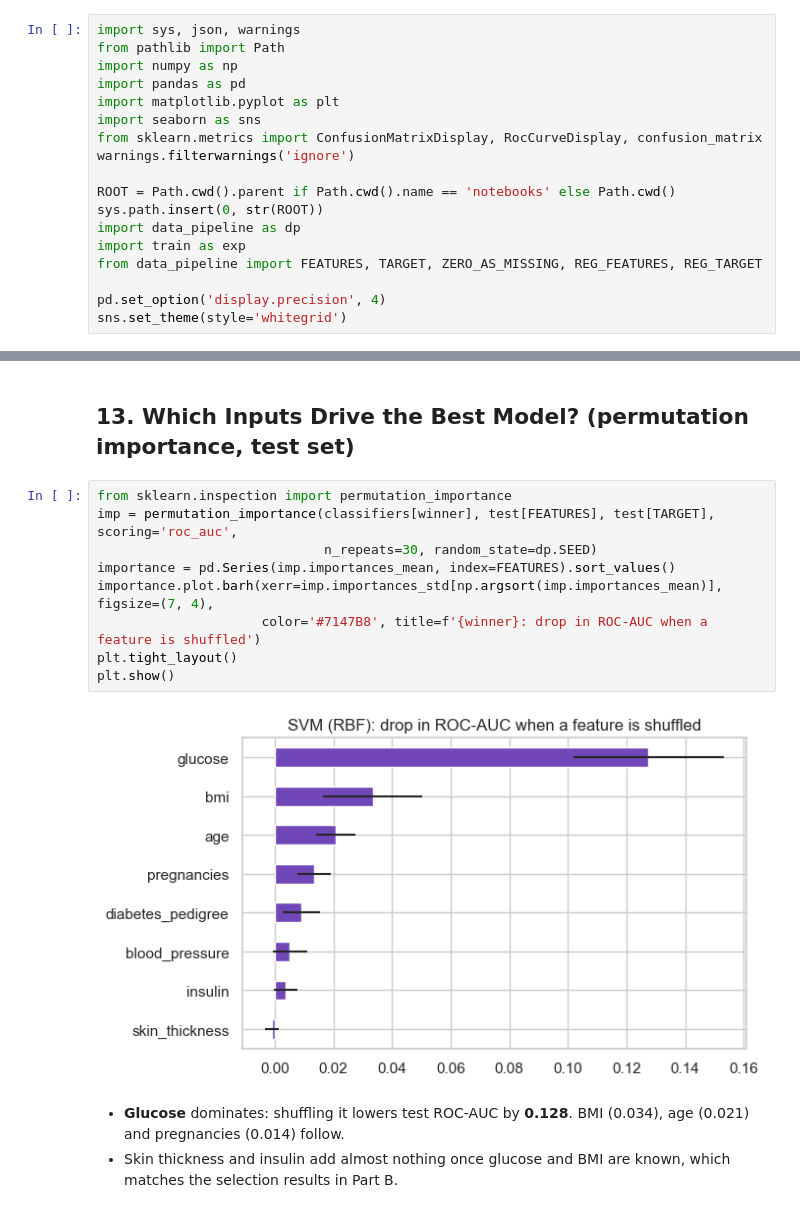
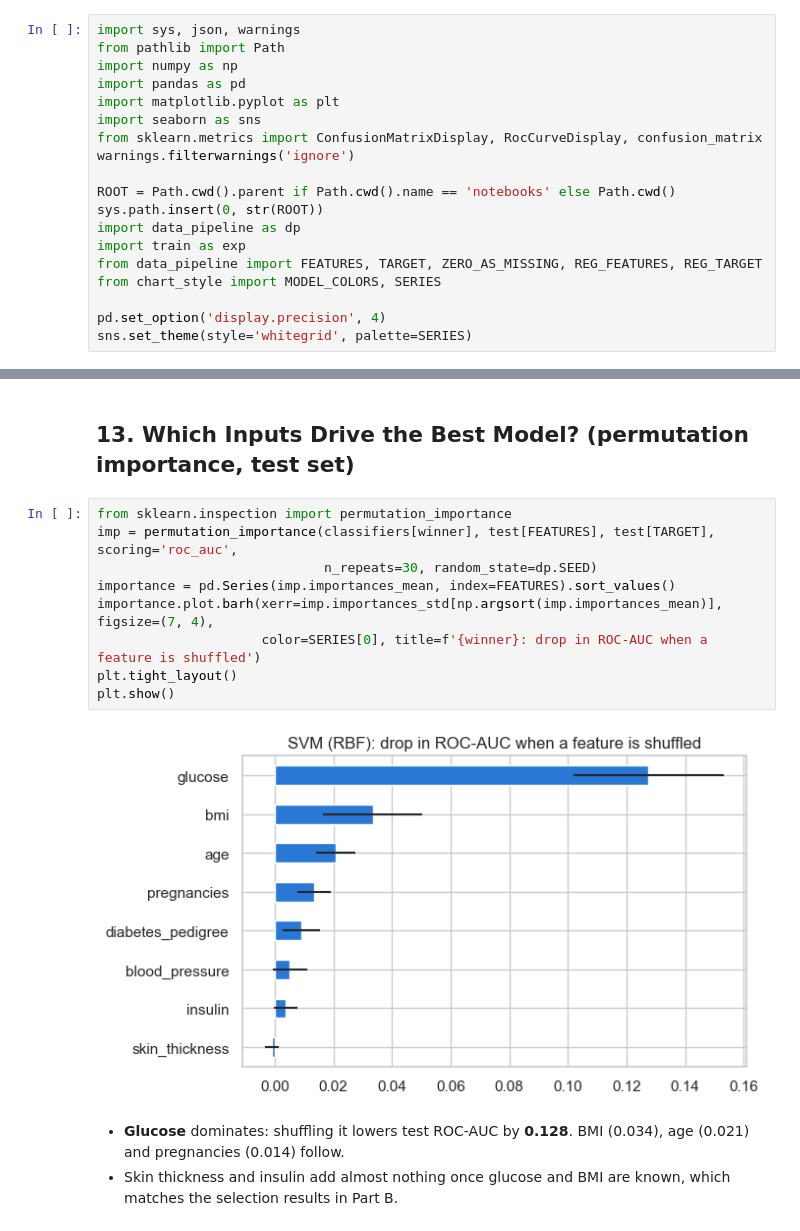
Before and after one commit to KAI-UTP/ML-Porject_PIMA-Diabetes, a Jupyter notebook: notebooks/PIMA_Diabetes_Project.ipynb, the cells around one changed output, grey strips where cells are left out. Saved outputs shown, nothing was run; the diff lists cells and outputs as text.

```diff
--- a/notebooks/PIMA_Diabetes_Project.ipynb
+++ b/notebooks/PIMA_Diabetes_Project.ipynb
@@ -27,9 +27,10 @@ sys.path.insert(0, str(ROOT))
 import data_pipeline as dp
 import train as exp
 from data_pipeline import FEATURES, TARGET, ZERO_AS_MISSING, REG_FEATURES, REG_TARGET
+from chart_style import MODEL_COLORS, SERIES
 
 pd.set_option('display.precision', 4)
-sns.set_theme(style='whitegrid')
+sns.set_theme(style='whitegrid', palette=SERIES)
 # %% [markdown]
 # Part A: CRISP-DM
 
@@ -558,14 +559,14 @@ plt.show()
 # %%
 from sklearn.inspection import permutation_importance
 imp = permutation_importance(classifiers[winner], test[FEATURES], test[TARGET], scoring='roc_auc',
                              n_repeats=30, random_state=dp.SEED)
 importance = pd.Series(imp.importances_mean, index=FEATURES).sort_values()
 importance.plot.barh(xerr=imp.importances_std[np.argsort(imp.importances_mean)], figsize=(7, 4),
-                     color='#7147B8', title=f'{winner}: drop in ROC-AUC when a feature is shuffled')
+                     color=SERIES[0], title=f'{winner}: drop in ROC-AUC when a feature is shuffled')
 plt.tight_layout()
 plt.show()
 # %% [output]
-[figure, old version]
+[figure, new version]
 # %% [markdown]
 - **Glucose** dominates: shuffling it lowers test ROC-AUC by **0.128**. BMI (0.034), age (0.021) and pregnancies (0.014) follow.
 - Skin thickness and insulin add almost nothing once glucose and BMI are known, which matches the selection results in Part B.
```
Also changed, not shown: parts of 11 cells of this notebook, 20 other files.
